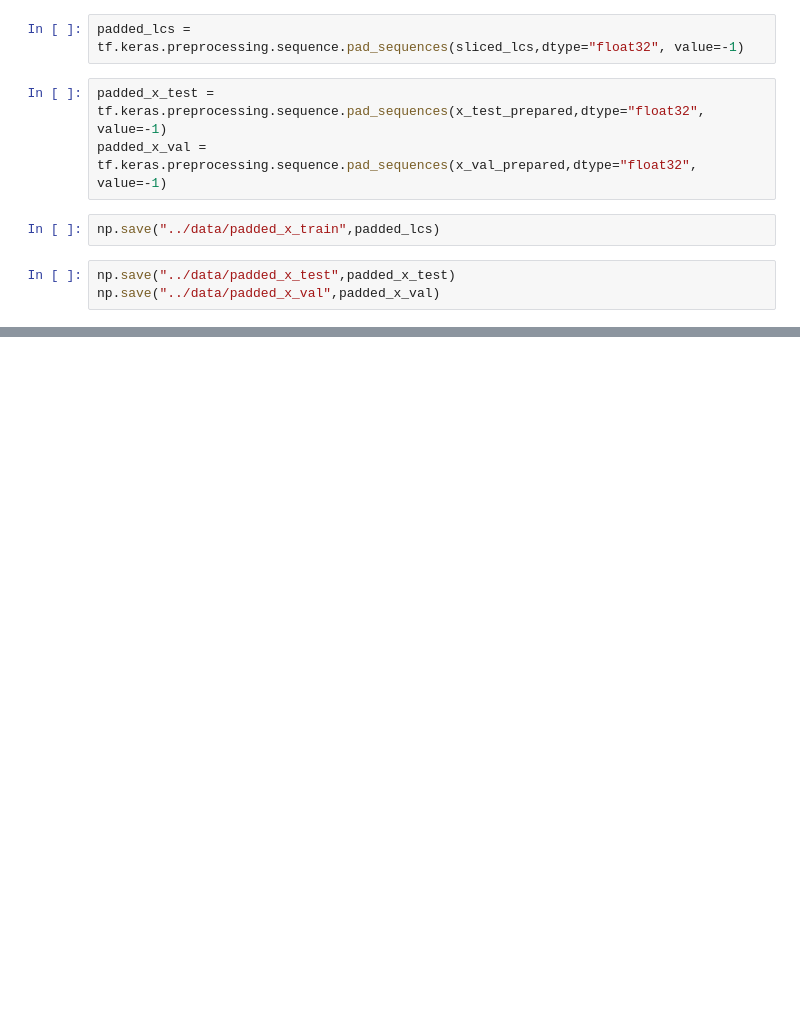
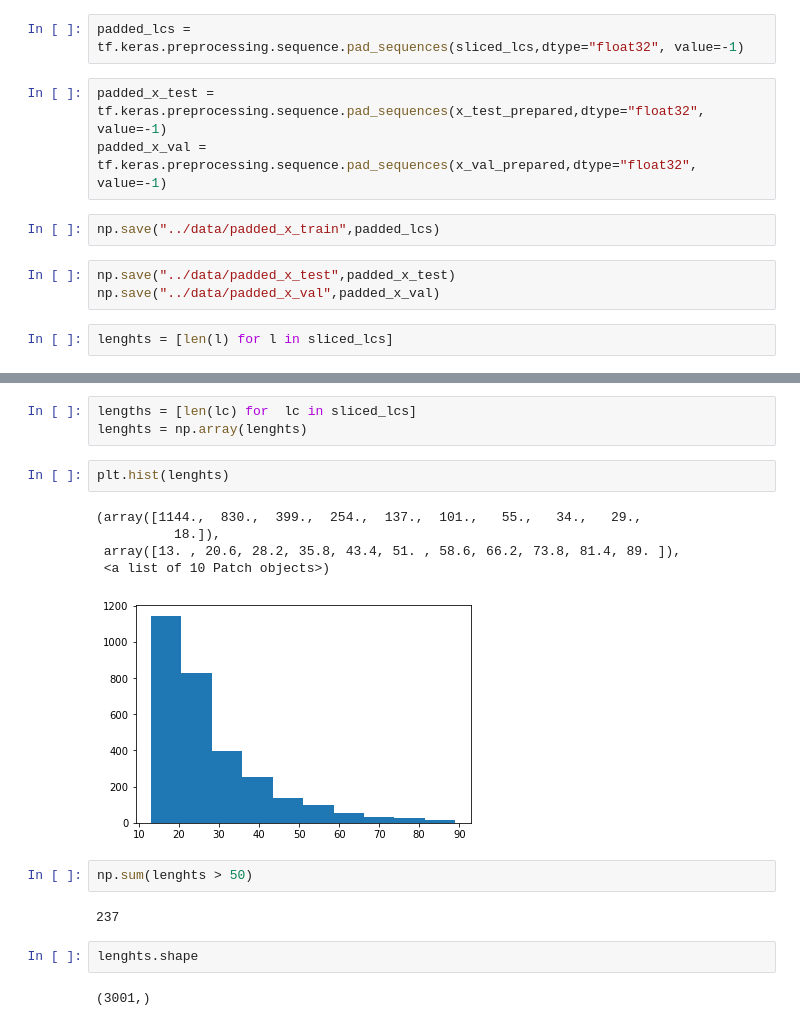
Before and after one commit to cvalenzu/snforecast, a Jupyter notebook: notebooks/Preparing data.ipynb, the cells around one changed output, grey strips where cells are left out. Drawn from its saved outputs; the diff is of its cells as text; blank space fills up the shorter version.

```diff
--- a/notebooks/Preparing data.ipynb
+++ b/notebooks/Preparing data.ipynb
@@ -82,3 +102,5 @@ np.save("../data/padded_x_train",padded_lcs)
 # %%
 np.save("../data/padded_x_test",padded_x_test)
 np.save("../data/padded_x_val",padded_x_val)
+# %%
+lenghts = [len(l) for l in sliced_lcs]
@@ -84,0 +121,19 @@ np.save("../data/padded_x_val",padded_x_val)
+# %%
+lengths = [len(lc) for  lc in sliced_lcs]
+lenghts = np.array(lenghts)
+# %%
+plt.hist(lenghts)
+# %% [output]
+(array([1144.,  830.,  399.,  254.,  137.,  101.,   55.,   34.,   29.,
+          18.]),
+ array([13. , 20.6, 28.2, 35.8, 43.4, 51. , 58.6, 66.2, 73.8, 81.4, 89. ]),
+ <a list of 10 Patch objects>)
+[figure, added]
+# %%
+np.sum(lenghts > 50)
+# %% [output]
+237
+# %%
+lenghts.shape
+# %% [output]
+(3001,)
```
Also changed, not shown: parts of 13 cells of this notebook, 5 other files.
